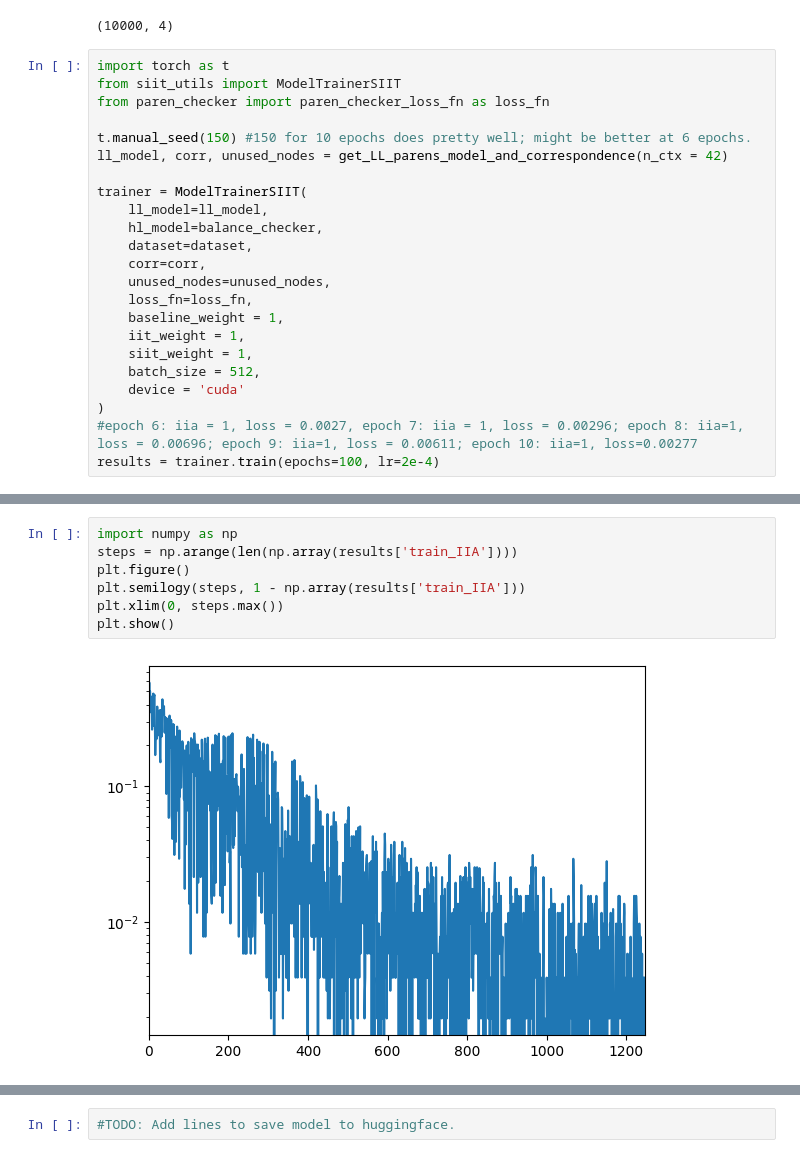
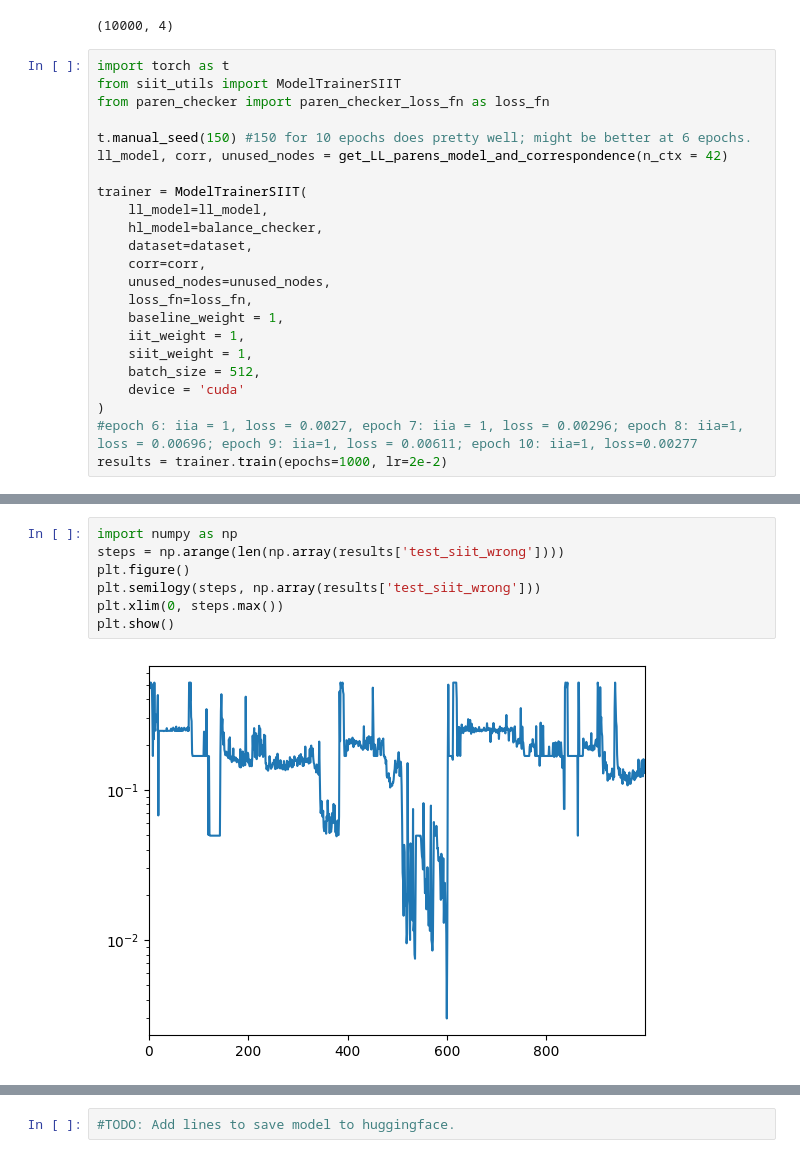
Before and after one commit to evanhanders/circuits-benchmark-saes, a Jupyter notebook: quick-experiments/parens_bench_siit_and_sae.ipynb, the cells around one changed output, grey strips where cells are left out. Saved outputs shown, nothing was run; the diff lists cells and outputs as text.

Commit message:
updates parens training with shuffle and wrong_answer output

```diff
--- a/quick-experiments/parens_bench_siit_and_sae.ipynb
+++ b/quick-experiments/parens_bench_siit_and_sae.ipynb
@@ -90,7 +90,7 @@ trainer = ModelTrainerSIIT(
     device = 'cuda'
 )
 #epoch 6: iia = 1, loss = 0.0027, epoch 7: iia = 1, loss = 0.00296; epoch 8: iia=1, loss = 0.00696; epoch 9: iia=1, loss = 0.00611; epoch 10: iia=1, loss=0.00277
-results = trainer.train(epochs=100, lr=2e-4)
+results = trainer.train(epochs=1000, lr=2e-2)
 # %% [output]
 Moving model to device:  cuda
 [interactive output not drawn]
@@ -106,10 +105,10 @@ plt.show()
 # %%
 import numpy as np
-steps = np.arange(len(np.array(results['train_IIA'])))
+steps = np.arange(len(np.array(results['test_siit_wrong'])))
 plt.figure()
-plt.semilogy(steps, 1 - np.array(results['train_IIA']))
+plt.semilogy(steps, np.array(results['test_siit_wrong']))
 plt.xlim(0, steps.max())
 plt.show()
 # %% [output]
-[figure, old version]
+[figure, new version]
 # %%
```
Also changed, not shown: parts of 6 cells of this notebook, 1 other file.
